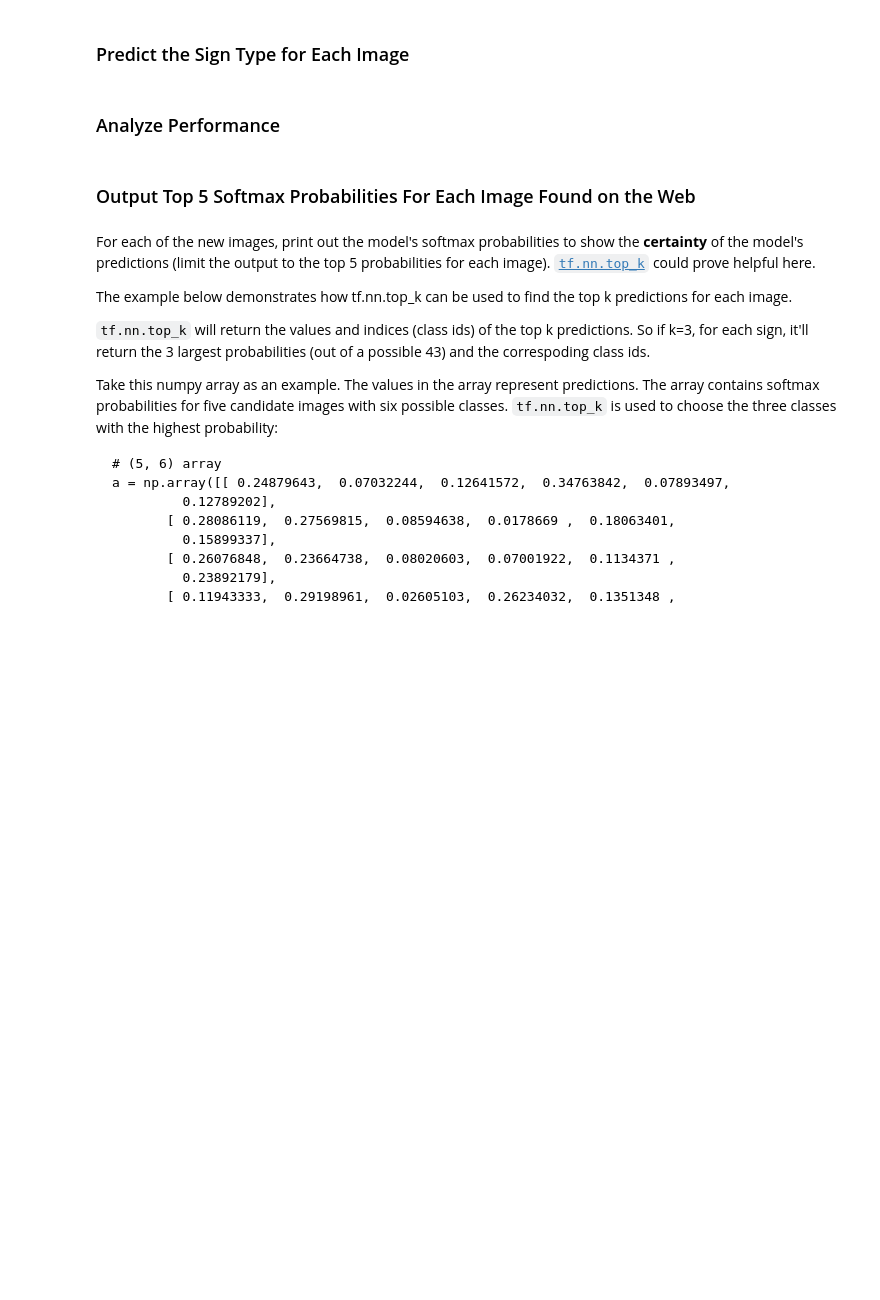
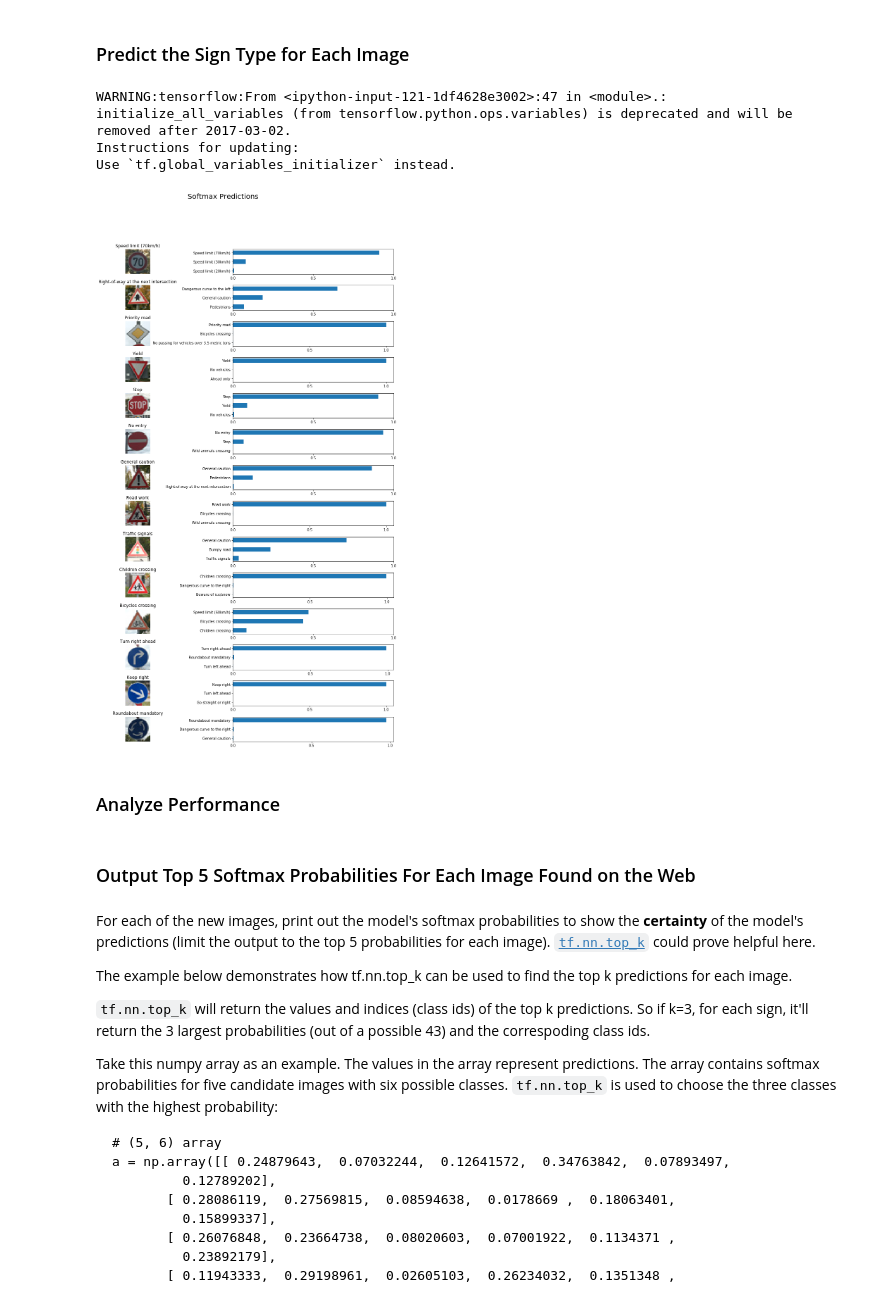
Before and after one commit to cazacov/CarND-Traffic-Sign-Classifier-Project, a Jupyter notebook: Traffic_Sign_Classifier.ipynb, the cells around one changed output. Saved outputs shown, nothing was run; the diff lists cells and outputs as text; code cells hidden in the pictures; blank space fills up the shorter version.

```diff
--- a/Traffic_Sign_Classifier.ipynb
+++ b/Traffic_Sign_Classifier.ipynb
@@ -415,3 +456,64 @@ You may find `signnames.csv` useful as it contains mappings from the class id (i
+# %%
+### Run the predictions here and use the model to output the prediction for each image.
+### Make sure to pre-process the images with the same pre-processing pipeline used earlier.
+### Feel free to use as many code cells as needed.
+
+import tensorflow as tf
+import pickle
+
+top_n_predictions = 3
+
+def display_image_predictions(images, labels, predictions):
+
+    plt.rcParams["figure.figsize"] = [14, 20]
+
+    fig, axies = plt.subplots(nrows=len(images), ncols=2)
+    fig.tight_layout()
+    fig.suptitle('Softmax Predictions', fontsize=20, y=1.1)
+
+    margin = 0.05
+    ind = np.arange(top_n_predictions)
+    for image_i, (feature, label_id, pred_indicies, pred_values) in enumerate(zip(images, labels, predictions.indices, predictions.values)):
+        pred_names = [label_names[pred_i] for pred_i in pred_indicies]
+        correct_name = label_names[label_id]
+
+        axies[image_i][0].imshow(feature)
+        axies[image_i][0].set_title(correct_name)
+        axies[image_i][0].set_axis_off()
+
+        axies[image_i][1].barh(ind, width=pred_values[::-1], height=0.5)
+        axies[image_i][1].set_yticks(ind)
+        axies[image_i][1].set_yticklabels(pred_names[::-1])
+        axies[image_i][1].set_xticks([0, 0.5, 1.0])
+
+
+# Set batch size if not already set
+try:
+    if batch_size:
+        pass
+except NameError:
+    batch_size = 1
+
+real_features = preprocess(testimages)
+real_labels = one_hot_encode(testlabels)
+save_model_path = './session/traffic_sign'
+
+
+session = tf.Session()
+session.run(tf.initialize_all_variables())
+saver.restore(session, save_model_path)
+
+test_predictions = session.run(
+        tf.nn.top_k(tf.nn.softmax(logits), top_n_predictions),
+        feed_dict={x: real_features, y: real_labels, keep_prob: 1.0}
+    )
+
+display_image_predictions(testimages, testlabels, test_predictions)
+# %% [output]
+WARNING:tensorflow:From <ipython-input-121-1df4628e3002>:47 in <module>.: initialize_all_variables (from tensorflow.python.ops.variables) is deprecated and will be removed after 2017-03-02.
+Instructions for updating:
+Use `tf.global_variables_initializer` instead.
+[figure, added]
 # %% [markdown]
 ### Analyze Performance
 # %%
```
Also changed, not shown: parts of 8 cells of this notebook, 1 other file.
